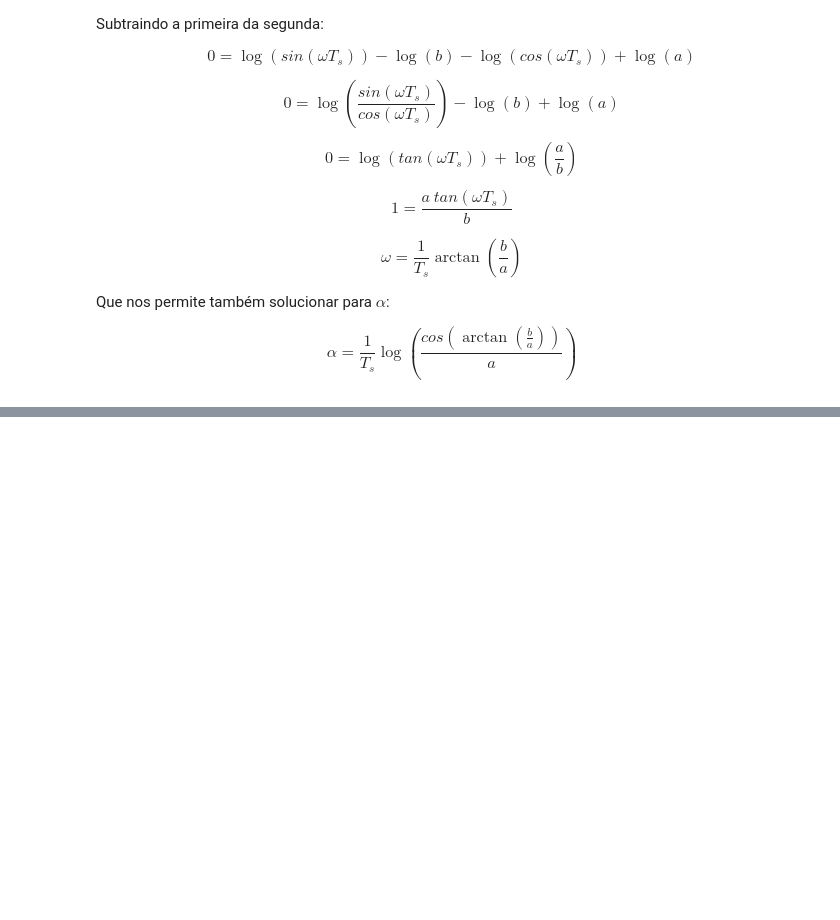
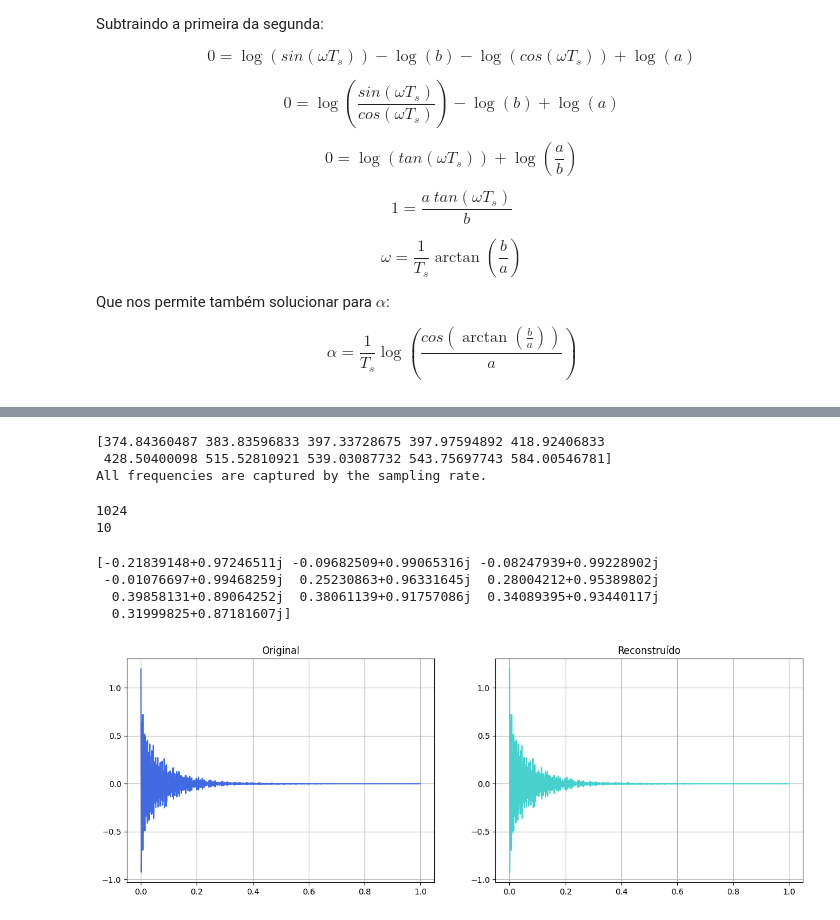
Before and after one commit to JoaoDell/MRI-study, a Jupyter notebook: examples/MPM/variables.ipynb, the cells around one changed output, grey strips where cells are left out. Drawn from its saved outputs; the diff is of its cells as text; code cells hidden in the pictures; blank space fills up the shorter version.

```diff
--- a/examples/MPM/variables.ipynb
+++ b/examples/MPM/variables.ipynb
@@ -81,0 +115,41 @@ Temos:
+# %%
+metabolites = pymri.METABOLITES
+
+t0 = 0.0
+tn = 1.0
+n_points = 2048
+Dt = tn - t0
+dt = Dt/n_points
+sampling_f = 1.0/dt # cycles/s
+B0 = 3.0
+
+met_slice = 10 #limit is 14
+
+deltas = np.array(list(metabolites.values()))[:met_slice, 0]
+t2s = np.array(list(metabolites.values()))[:met_slice, 1]
+M_0s = np.array(list(metabolites.values()))[:met_slice, 2]
+spins_phi = np.zeros_like(deltas)
+ws = pymri.hz_to_rad(pymri.f_from_chem_shift(deltas, B0) )
+
+print( pymri.rad_to_hz(ws) )
+print( "All frequencies are captured by the sampling rate." if pymri.check_frequency(ws, dt) == True
+      else f"At least one frequency is NOT captured by the sampling rate")
+
+pop = pymri.population(ws, t2s, M_0s, spins_phi)
+
+sig, t = pymri.population_transverse_decay(t0, tn, dt, pop, np.array([]))
+sig_fft = fftshift(fft(sig, sig.size))
+freqs = pymri.chem_shift_from_f(fftshift(fftfreq(sig.size, d = dt)), B0)
+plot_freqs = freqs[freqs.size//2:]
+plot_sig_fft = sig_fft[freqs.size//2:]
+
+center = plot_freqs.size//2
+b = plot_freqs.size//2
+b = int(35*100*dt*b)
+# %% [output]
+[374.84360487 383.83596833 397.33728675 397.97594892 418.92406833
+ 428.50400098 515.52810921 539.03087732 543.75697743 584.00546781]
+All frequencies are captured by the sampling rate.
+# %%
+rcond = 1e-7 # variável MUITO importante para fazer os cálculos numéricos darem certo
+zero_filtering = 1e-14
@@ -81,0 +158,26 @@ Temos:
+# %%
+reconstructed_sig, z, r = pymri.filter_sig(sig, 0.5, 1e-15, rcond=rcond, zero_filtering=zero_filtering, return_poles_and_res=True)
+# %% [output]
+1024
+10
+# %%
+print(z)
+# %% [output]
+[-0.21839148+0.97246511j -0.09682509+0.99065316j -0.08247939+0.99228902j
+ -0.01076697+0.99468259j  0.25230863+0.96331645j  0.28004212+0.95389802j
+  0.39858131+0.89064252j  0.38061139+0.91757086j  0.34089395+0.93440117j
+  0.31999825+0.87181607j]
+# %%
+plt.figure(figsize=(15, 5))
+
+plt.subplot(121)
+plt.plot(t, sig.real, c = "royalblue")
+plt.title("Original")
+plt.grid()
+
+plt.subplot(122)
+plt.plot(t, reconstructed_sig.real, c = "mediumturquoise")
+plt.title("Reconstruído")
+plt.grid()
+# %% [output]
+[figure, added]
```
Also changed, not shown: parts of 10 cells of this notebook, 1 other file.
